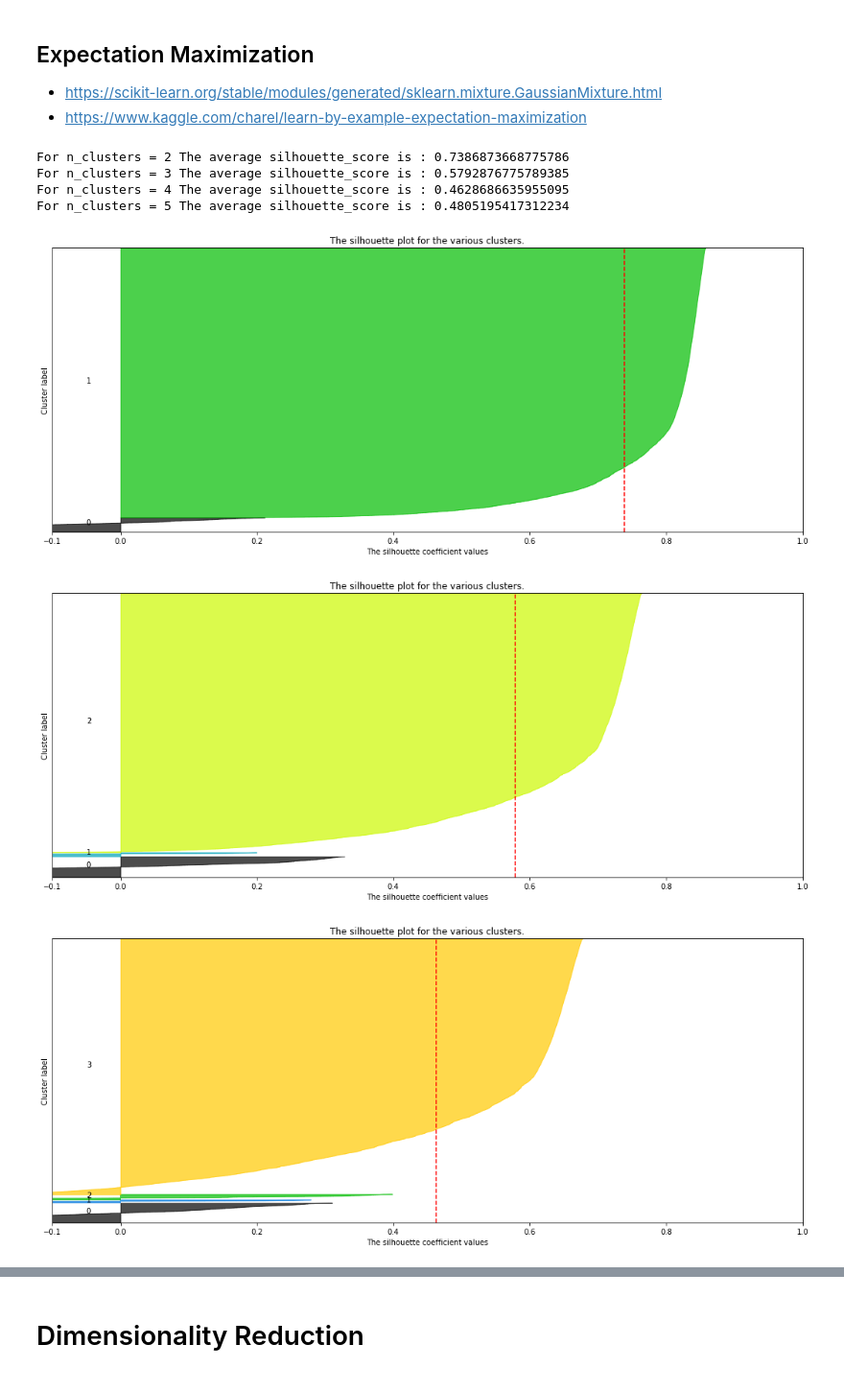
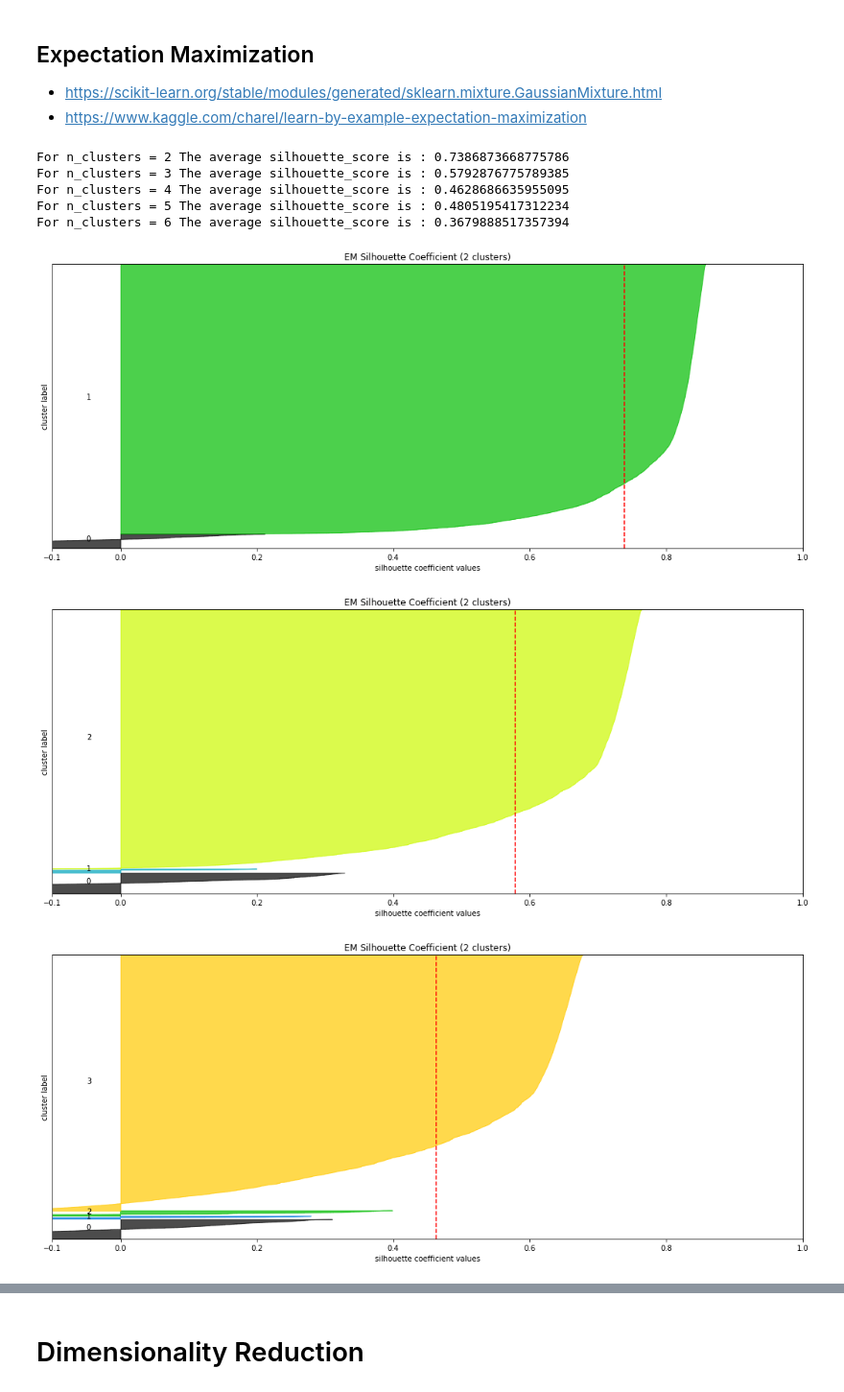
Before and after one commit to lizkalina/cs-7641-unsupervised-learning, a Jupyter notebook: unsupervised_learning_runner.ipynb, the cells around one changed output, grey strips where cells are left out. Shown at 96% size. Saved outputs shown, nothing was run; the diff lists cells and outputs as text; code cells hidden in the pictures.

```diff
--- a/unsupervised_learning_runner.ipynb
+++ b/unsupervised_learning_runner.ipynb
@@ -422,0 +545,5 @@ The average silhouette_score for em lda is : 0.7726335241335848
+# %%
+kb_cluster_labels = cluster['kmeans'].fit_predict(mush_rescaled)
+silhouette_avg = silhouette_score(mush_rescaled, kb_cluster_labels)
+kb_sil_score = silhouette_avg
+kb_sil_score
@@ -422,0 +552,5 @@ The average silhouette_score for em lda is : 0.7726335241335848
+# %%
+eb_cluster_labels = cluster['em'].fit_predict(mush_rescaled)
+silhouette_avg = silhouette_score(mush_rescaled, eb_cluster_labels)
+eb_sil_score = silhouette_avg
+eb_sil_score
@@ -522,8 +658,9 @@ kiva_subset.groupby('activity').count()
 - https://scikit-learn.org/stable/auto_examples/cluster/plot_kmeans_silhouette_analysis.html#sphx-glr-auto-examples-cluster-plot-kmeans-silhouette-analysis-py
 # %%
 X = kiva_rescaled
+kmeans_sil_kiva = {}
 
-range_n_clusters = [2, 3, 4]
+range_n_clusters = [2, 3, 4, 5, 6]
 
 for n_clusters in range_n_clusters:
     # Create a subplot with 1 row and 2 columns
@@ -547,6 +684,7 @@ for n_clusters in range_n_clusters:
     # This gives a perspective into the density and separation of the formed
     # clusters
     silhouette_avg = silhouette_score(X, cluster_labels)
+    kmeans_sil_kiva[n_clusters] = silhouette_avg
     print("For n_clusters =", n_clusters,
           "The average silhouette_score is :", silhouette_avg)
 
@@ -576,9 +714,9 @@ for n_clusters in range_n_clusters:
         # Compute the new y_lower for next plot
         y_lower = y_upper + 10  # 10 for the 0 samples
 
-    ax1.set_title("The silhouette plot for the various clusters.")
-    ax1.set_xlabel("The silhouette coefficient values")
-    ax1.set_ylabel("Cluster label")
+    ax1.set_title("K-means Silhouette Coefficient (2 clusters)")
+    ax1.set_xlabel("silhouette coefficient values")
+    ax1.set_ylabel("cluster label")
 
     # The vertical line for average silhouette score of all the values
     ax1.axvline(x=silhouette_avg, color="red", linestyle="--")
@@ -597,8 +747,9 @@ For n_clusters = 4 The average silhouette_score is : 0.5339213072004364
 # %%
 # Davies Bouldin Score
 X = kiva_rescaled
+kmeans_db_kiva = {}
 
-range_n_clusters = [2, 3, 4]
+range_n_clusters = [2, 3, 4, 5, 6]
 
 for n_clusters in range_n_clusters:
     # Initialize the clusterer with n_clusters value and a random generator
@@ -607,6 +758,7 @@ for n_clusters in range_n_clusters:
     cluster_labels = clusterer.fit_predict(X)
 
     davies_bouldin_avg = davies_bouldin_score(X, cluster_labels)
+    kmeans_db_kiva[n_clusters] = davies_bouldin_avg
     print("For n_clusters =", n_clusters,
           "The average davies_bouldin_score is :", davies_bouldin_avg)
 # %% [output]
@@ -619,8 +781,9 @@ For n_clusters = 4 The average davies_bouldin_score is : 0.6823157528594592
 - https://www.kaggle.com/charel/learn-by-example-expectation-maximization
 # %%
 X = kiva_rescaled
+em_sil_kiva = {}
 
-range_n_clusters = [2, 3, 4, 5]
+range_n_clusters = [2, 3, 4, 5, 6]
 
 for n_clusters in range_n_clusters:
     # Create a subplot with 1 row and 2 columns
@@ -646,7 +809,7 @@ for n_clusters in range_n_clusters:
     silhouette_avg = silhouette_score(X, cluster_labels)
     print("For n_clusters =", n_clusters,
           "The average silhouette_score is :", silhouette_avg)
-
+    em_sil_kiva[n_clusters] = silhouette_avg
     # Compute the silhouette scores for each sample
     sample_silhouette_values = silhouette_samples(X, cluster_labels)
 
@@ -659,36 +822,37 @@ for n_clusters in range_n_clusters:
 
         ith_cluster_silhouette_values.sort()
 
         size_cluster_i = ith_cluster_silhouette_values.shape[0]
         y_upper = y_lower + size_cluster_i
 
         color = cm.nipy_spectral(float(i) / n_clusters)
         ax1.fill_betweenx(np.arange(y_lower, y_upper),
                           0, ith_cluster_silhouette_values,
                           facecolor=color, edgecolor=color, alpha=0.7)
 
         # Label the silhouette plots with their cluster numbers at the middle
         ax1.text(-0.05, y_lower + 0.5 * size_cluster_i, str(i))
 
         # Compute the new y_lower for next plot
         y_lower = y_upper + 10  # 10 for the 0 samples
 
-    ax1.set_title("The silhouette plot for the various clusters.")
-    ax1.set_xlabel("The silhouette coefficient values")
-    ax1.set_ylabel("Cluster label")
+    ax1.set_title("EM Silhouette Coefficient (2 clusters)")
+    ax1.set_xlabel("silhouette coefficient values")
+    ax1.set_ylabel("cluster label")
 
     # The vertical line for average silhouette score of all the values
     ax1.axvline(x=silhouette_avg, color="red", linestyle="--")
 
     ax1.set_yticks([])  # Clear the yaxis labels / ticks
     ax1.set_xticks([-0.1, 0, 0.2, 0.4, 0.6, 0.8, 1])
 
 plt.show()
 # %% [output]
 For n_clusters = 2 The average silhouette_score is : 0.7386873668775786
 For n_clusters = 3 The average silhouette_score is : 0.5792876775789385
 For n_clusters = 4 The average silhouette_score is : 0.4628686635955095
 For n_clusters = 5 The average silhouette_score is : 0.4805195417312234
+For n_clusters = 6 The average silhouette_score is : 0.3679888517357394
-[figure, old version]
+[figure, new version]
-[figure, old version]
+[figure, new version]
-[figure, old version]
+[figure, new version]
```
Also changed, not shown: parts of 109 cells of this notebook.
